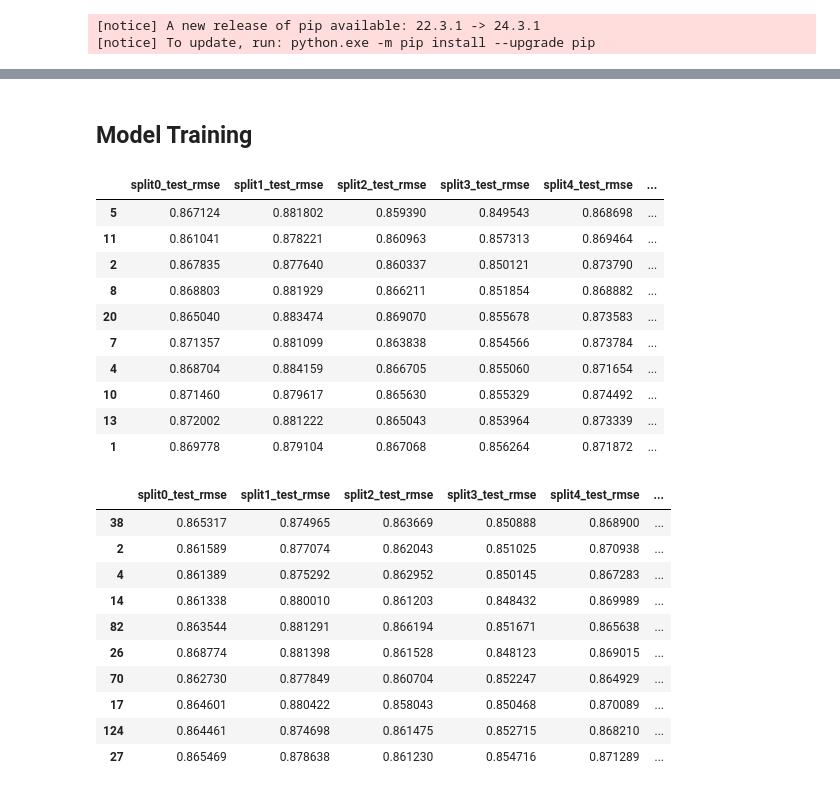
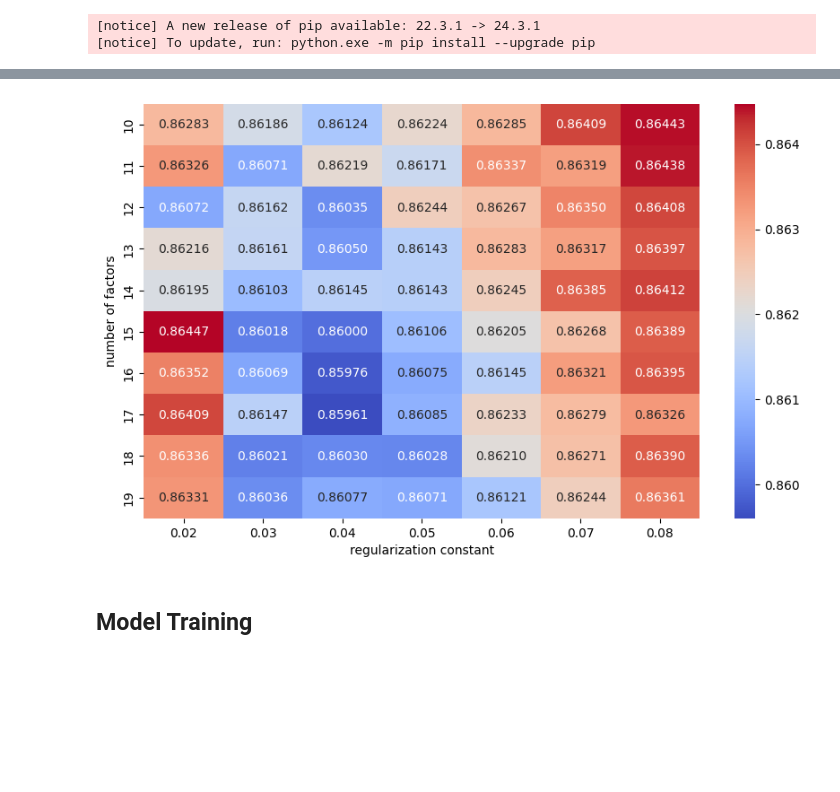
Before and after one commit to Pinminh/movielens-recommender, a Jupyter notebook: notebooks/svd.ipynb, the cells around one changed output, grey strips where cells are left out. Saved outputs shown, nothing was run; the diff lists cells and outputs as text; code cells hidden in the pictures; blank space fills up the shorter version.

```diff
--- a/notebooks/svd.ipynb
+++ b/notebooks/svd.ipynb
@@ -38,0 +52,8 @@ pd.set_option('display.expand_frame_repr', False)
+# %%
+gs = load_gscv("gs_svd_factors")
+
+gs_df = pd.DataFrame(gs.cv_results)
+
+abbr_gs_df = gs_df[["rank_test_rmse"]]
+
+abbr_gs_df.sort_values(by="rank_test_rmse", ascending=True, inplace=False)[0:10]
@@ -39,42 +72,13 @@ pd.set_option('display.expand_frame_repr', False)
+# %%
+heatmap_data = gs_df.pivot(index="param_n_factors", columns="param_reg_all", values="mean_test_rmse")
+
+plt.figure(figsize=(10, 6))
+sns.heatmap(heatmap_data, annot=True, fmt=".5f", cmap="coolwarm")
+plt.title("")
+plt.xlabel("regularization constant")
+plt.ylabel("number of factors")
+plt.show()
+# %% [output]
+[figure, added]
 # %% [markdown]
 ## Model Training
-# %%
-gs = load_gscv("gs_svd")
-
-gs_df = pd.DataFrame(gs.cv_results)
-
-abbr_gs_df = gs_df.drop(columns=["mean_fit_time", "std_fit_time", "mean_test_time", "std_test_time", "params"])
-
-abbr_gs_df.sort_values(by="rank_test_rmse", ascending=True, inplace=False)[0:10]
-# %% [output]
-|  | split0_test_rmse | split1_test_rmse | split2_test_rmse | split3_test_rmse | split4_test_rmse | ... |
-| 5 | 0.867124 | 0.881802 | 0.859390 | 0.849543 | 0.868698 | ... |
-| 11 | 0.861041 | 0.878221 | 0.860963 | 0.857313 | 0.869464 | ... |
-| 2 | 0.867835 | 0.877640 | 0.860337 | 0.850121 | 0.873790 | ... |
-| 8 | 0.868803 | 0.881929 | 0.866211 | 0.851854 | 0.868882 | ... |
-| 20 | 0.865040 | 0.883474 | 0.869070 | 0.855678 | 0.873583 | ... |
-| 7 | 0.871357 | 0.881099 | 0.863838 | 0.854566 | 0.873784 | ... |
-| 4 | 0.868704 | 0.884159 | 0.866705 | 0.855060 | 0.871654 | ... |
-| 10 | 0.871460 | 0.879617 | 0.865630 | 0.855329 | 0.874492 | ... |
-| 13 | 0.872002 | 0.881222 | 0.865043 | 0.853964 | 0.873339 | ... |
-| 1 | 0.869778 | 0.879104 | 0.867068 | 0.856264 | 0.871872 | ... |
-# %%
-gs = load_gscv("gs_svd_full")
-
-gs_df = pd.DataFrame(gs.cv_results)
-
-abbr_gs_df = gs_df.drop(columns=["mean_fit_time", "std_fit_time", "mean_test_time", "std_test_time", "params"])
-
-abbr_gs_df.sort_values(by="rank_test_rmse", ascending=True, inplace=False)[0:10]
-# %% [output]
-|  | split0_test_rmse | split1_test_rmse | split2_test_rmse | split3_test_rmse | split4_test_rmse | ... |
-| 38 | 0.865317 | 0.874965 | 0.863669 | 0.850888 | 0.868900 | ... |
-| 2 | 0.861589 | 0.877074 | 0.862043 | 0.851025 | 0.870938 | ... |
-| 4 | 0.861389 | 0.875292 | 0.862952 | 0.850145 | 0.867283 | ... |
-| 14 | 0.861338 | 0.880010 | 0.861203 | 0.848432 | 0.869989 | ... |
-| 82 | 0.863544 | 0.881291 | 0.866194 | 0.851671 | 0.865638 | ... |
-| 26 | 0.868774 | 0.881398 | 0.861528 | 0.848123 | 0.869015 | ... |
-| 70 | 0.862730 | 0.877849 | 0.860704 | 0.852247 | 0.864929 | ... |
-| 17 | 0.864601 | 0.880422 | 0.858043 | 0.850468 | 0.870089 | ... |
-| 124 | 0.864461 | 0.874698 | 0.861475 | 0.852715 | 0.868210 | ... |
-| 27 | 0.865469 | 0.878638 | 0.861230 | 0.854716 | 0.871289 | ... |
```
Also changed, not shown: parts of 10 cells of this notebook, 4 other files.
